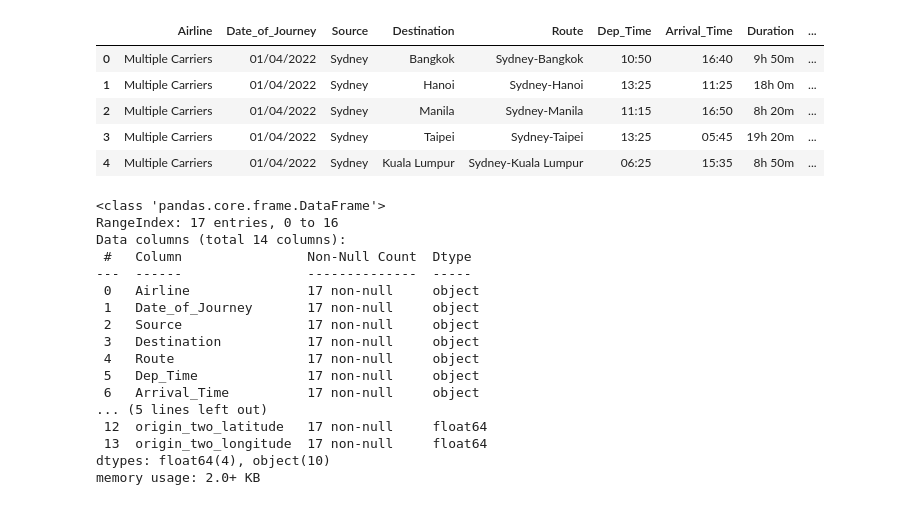
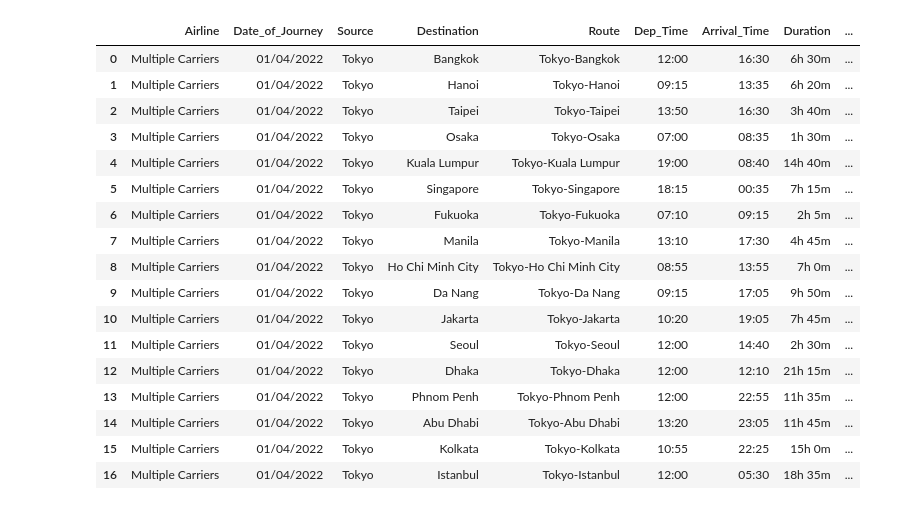
Before and after one commit to padofreo/smackbang_api, a Jupyter notebook: notebooks/flight_fare_prediction_endpoint.ipynb, the cells around one changed output. Drawn from its saved outputs; the diff is of its cells as text; code cells hidden in the pictures.

```diff
--- a/notebooks/flight_fare_prediction_endpoint.ipynb
+++ b/notebooks/flight_fare_prediction_endpoint.ipynb
@@ -151,29 +68,0 @@ df1_formatted = df1[['Airline','Date_of_Journey','Source','Destination',
-# %%
-df1_formatted.head()
-# %% [output]
-|  | Airline | Date_of_Journey | Source | Destination | Route | Dep_Time | Arrival_Time | Duration | ... |
-| 0 | Multiple Carriers | 01/04/2022 | Sydney | Bangkok | Sydney-Bangkok | 10:50 | 16:40 | 9h 50m | ... |
-| 1 | Multiple Carriers | 01/04/2022 | Sydney | Hanoi | Sydney-Hanoi | 13:25 | 11:25 | 18h 0m | ... |
-| 2 | Multiple Carriers | 01/04/2022 | Sydney | Manila | Sydney-Manila | 11:15 | 16:50 | 8h 20m | ... |
-| 3 | Multiple Carriers | 01/04/2022 | Sydney | Taipei | Sydney-Taipei | 13:25 | 05:45 | 19h 20m | ... |
-| 4 | Multiple Carriers | 01/04/2022 | Sydney | Kuala Lumpur | Sydney-Kuala Lumpur | 06:25 | 15:35 | 8h 50m | ... |
-# %%
-df1_formatted.info()
-# %% [output]
-<class 'pandas.core.frame.DataFrame'>
-RangeIndex: 17 entries, 0 to 16
-Data columns (total 14 columns):
- #   Column                Non-Null Count  Dtype
----  ------                --------------  -----
- 0   Airline               17 non-null     object
- 1   Date_of_Journey       17 non-null     object
- 2   Source                17 non-null     object
- 3   Destination           17 non-null     object
- 4   Route                 17 non-null     object
- 5   Dep_Time              17 non-null     object
- 6   Arrival_Time          17 non-null     object
-... (5 lines left out)
- 12  origin_two_latitude   17 non-null     float64
- 13  origin_two_longitude  17 non-null     float64
-dtypes: float64(4), object(10)
-memory usage: 2.0+ KB
@@ -179,0 +221,21 @@ memory usage: 2.0+ KB
+# %%
+df2_formatted
+# %% [output]
+|  | Airline | Date_of_Journey | Source | Destination | Route | Dep_Time | Arrival_Time | Duration | ... |
+| 0 | Multiple Carriers | 01/04/2022 | Tokyo | Bangkok | Tokyo-Bangkok | 12:00 | 16:30 | 6h 30m | ... |
+| 1 | Multiple Carriers | 01/04/2022 | Tokyo | Hanoi | Tokyo-Hanoi | 09:15 | 13:35 | 6h 20m | ... |
+| 2 | Multiple Carriers | 01/04/2022 | Tokyo | Taipei | Tokyo-Taipei | 13:50 | 16:30 | 3h 40m | ... |
+| 3 | Multiple Carriers | 01/04/2022 | Tokyo | Osaka | Tokyo-Osaka | 07:00 | 08:35 | 1h 30m | ... |
+| 4 | Multiple Carriers | 01/04/2022 | Tokyo | Kuala Lumpur | Tokyo-Kuala Lumpur | 19:00 | 08:40 | 14h 40m | ... |
+| 5 | Multiple Carriers | 01/04/2022 | Tokyo | Singapore | Tokyo-Singapore | 18:15 | 00:35 | 7h 15m | ... |
+| 6 | Multiple Carriers | 01/04/2022 | Tokyo | Fukuoka | Tokyo-Fukuoka | 07:10 | 09:15 | 2h 5m | ... |
+| 7 | Multiple Carriers | 01/04/2022 | Tokyo | Manila | Tokyo-Manila | 13:10 | 17:30 | 4h 45m | ... |
+| 8 | Multiple Carriers | 01/04/2022 | Tokyo | Ho Chi Minh City | Tokyo-Ho Chi Minh City | 08:55 | 13:55 | 7h 0m | ... |
+| 9 | Multiple Carriers | 01/04/2022 | Tokyo | Da Nang | Tokyo-Da Nang | 09:15 | 17:05 | 9h 50m | ... |
+| 10 | Multiple Carriers | 01/04/2022 | Tokyo | Jakarta | Tokyo-Jakarta | 10:20 | 19:05 | 7h 45m | ... |
+| 11 | Multiple Carriers | 01/04/2022 | Tokyo | Seoul | Tokyo-Seoul | 12:00 | 14:40 | 2h 30m | ... |
+| 12 | Multiple Carriers | 01/04/2022 | Tokyo | Dhaka | Tokyo-Dhaka | 12:00 | 12:10 | 21h 15m | ... |
+| 13 | Multiple Carriers | 01/04/2022 | Tokyo | Phnom Penh | Tokyo-Phnom Penh | 12:00 | 22:55 | 11h 35m | ... |
+| 14 | Multiple Carriers | 01/04/2022 | Tokyo | Abu Dhabi | Tokyo-Abu Dhabi | 13:20 | 23:05 | 11h 45m | ... |
+| 15 | Multiple Carriers | 01/04/2022 | Tokyo | Kolkata | Tokyo-Kolkata | 10:55 | 22:25 | 15h 0m | ... |
+| 16 | Multiple Carriers | 01/04/2022 | Tokyo | Istanbul | Tokyo-Istanbul | 12:00 | 05:30 | 18h 35m | ... |
```
Also changed, not shown: parts of 44 cells of this notebook, 1 other file.
